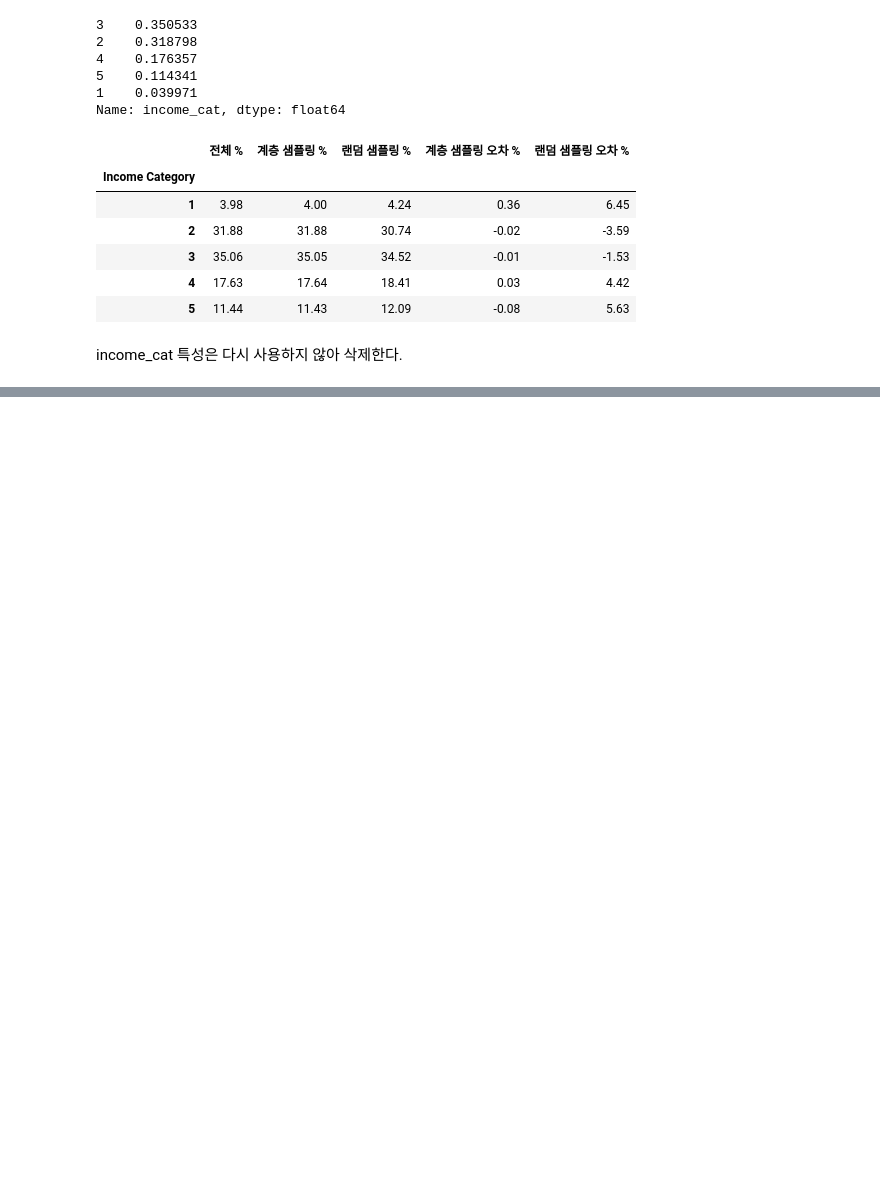
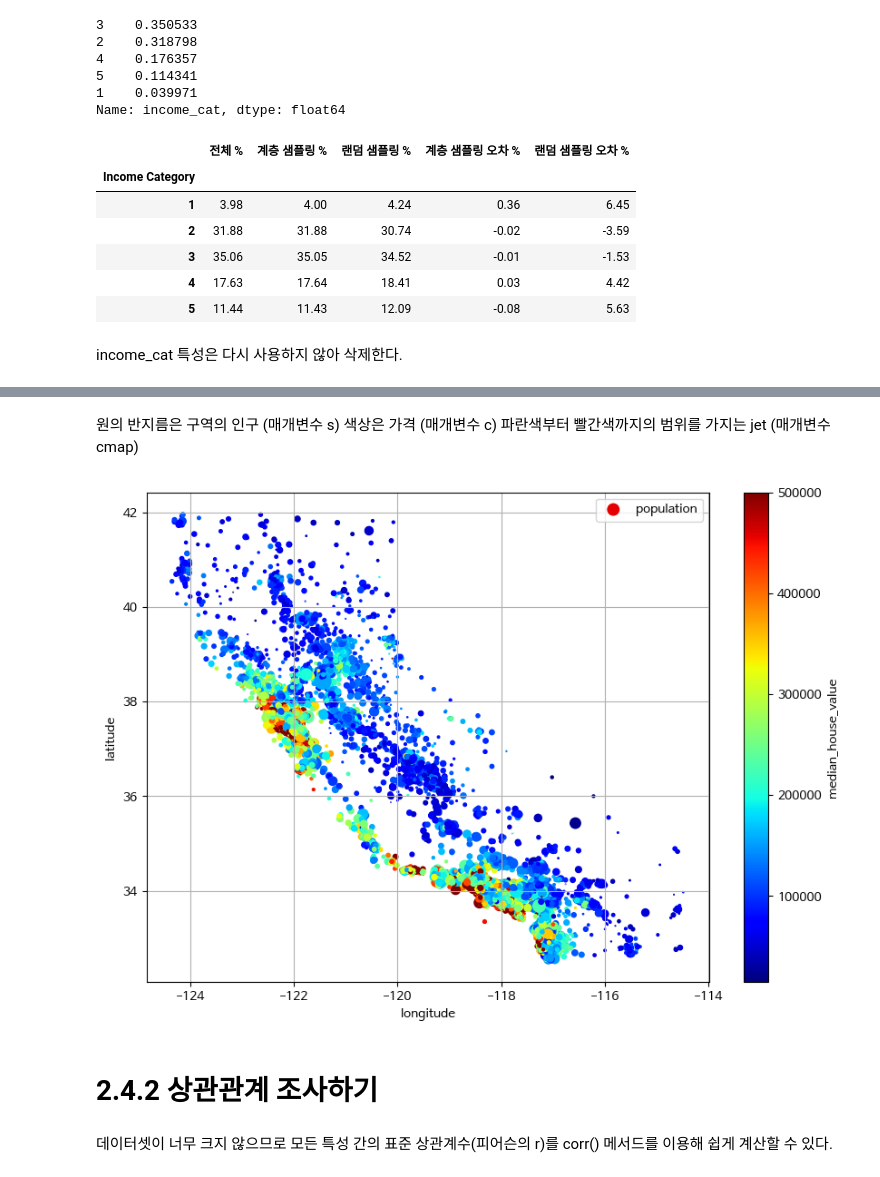
Before and after one commit to sheepjun96/Hands_On-Maching-Learning, a Jupyter notebook: 2장_머신러닝_프로젝트_처음부터_끝까지.ipynb, the cells around one changed output, grey strips where cells are left out. Cells and saved outputs as stored; diff of their text form; code cells hidden in the pictures; blank space fills up the shorter version.

```diff
--- a/2장_머신러닝_프로젝트_처음부터_끝까지.ipynb
+++ b/2장_머신러닝_프로젝트_처음부터_끝까지.ipynb
@@ -216,0 +239,16 @@ for set_ in (strat_train_set, strat_test_set):
+# %% [markdown]
+원의 반지름은 구역의 인구 (매개변수 s)
+색상은 가격 (매개변수 c)
+파란색부터 빨간색까지의 범위를 가지는 jet (매개변수 cmap)
+# %%
+housing.plot(kind="scatter", x="longitude", y="latitude", grid=True,
+             s=housing["population"] / 100, label="population",
+             c="median_house_value", cmap="jet", colorbar=True,
+             legend=True, figsize=(10, 7))
+plt.show()
+# %% [output]
+[figure, added]
+# %% [markdown]
+# 2.4.2 상관관계 조사하기
+# %% [markdown]
+데이터셋이 너무 크지 않으므로 모든 특성 간의 표준 상관계수(피어슨의 r)를 corr() 메서드를 이용해 쉽게 계산할 수 있다.
```
Also changed, not shown: parts of 20 cells of this notebook.
